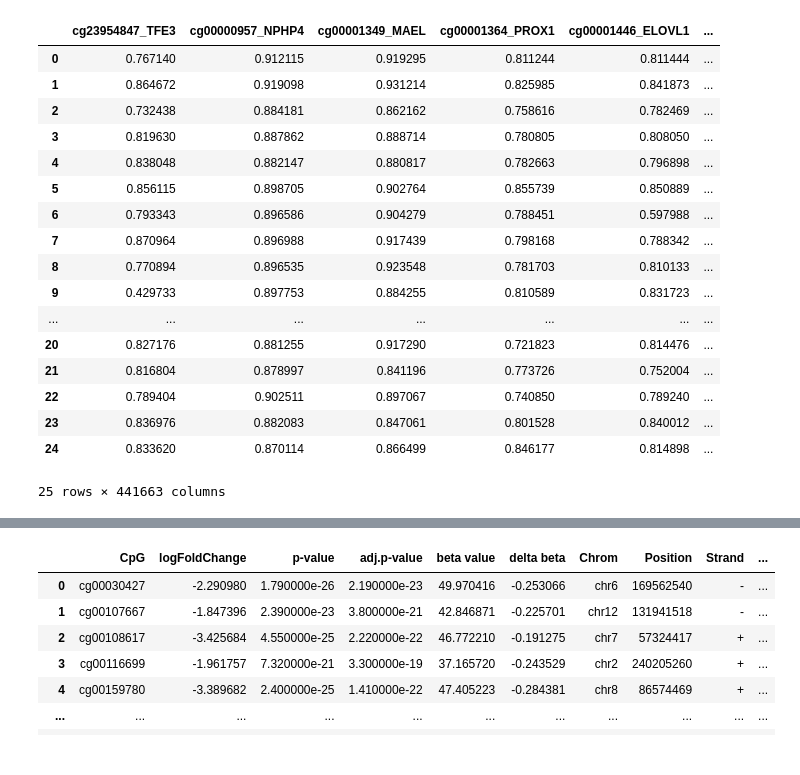
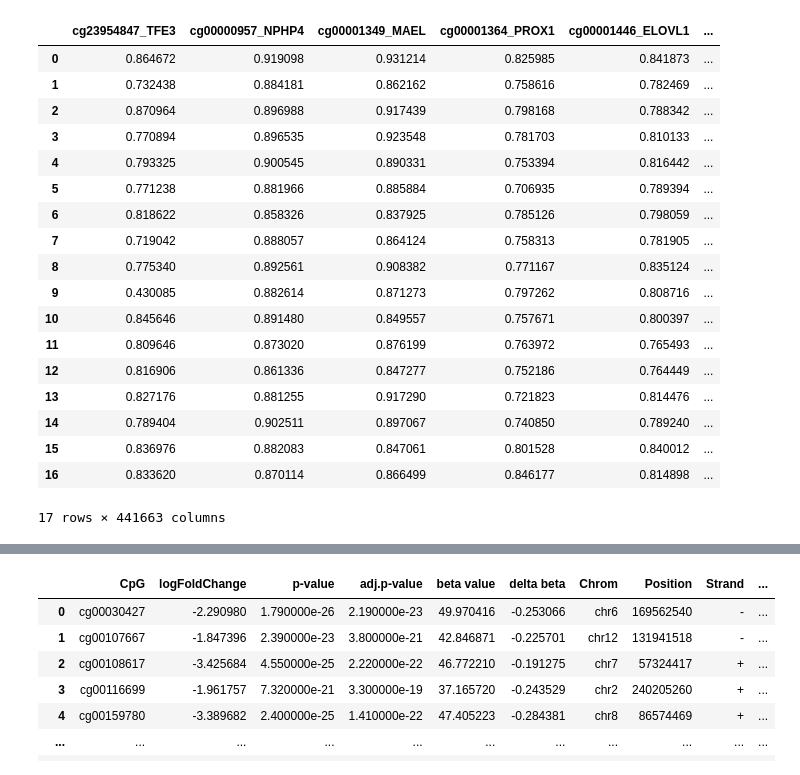
Before and after one commit to anuprulez/nanosampler, a Jupyter notebook: AML/prepare_datasets_GNN.ipynb, the cells around one changed output, grey strips where cells are left out. Saved outputs shown, nothing was run; the diff lists cells and outputs as text; code cells hidden in the pictures.

```diff
--- a/AML/prepare_datasets_GNN.ipynb
+++ b/AML/prepare_datasets_GNN.ipynb
@@ -4,7 +4,7 @@ import numpy as np
 # %%
 base_path = "../nanodiag_datasets/GSE175758/"
 # %%
-df_merged_signals = pd.read_csv(base_path + "merged_signals.csv", sep="\t")
+df_merged_signals = pd.read_csv(base_path + "merged_signals.csv", sep="\t", engine="python")
 df_merged_signals
 # %% [output]
 |  | cg23954847_TFE3 | cg00000957_NPHP4 | cg00001349_MAEL | cg00001364_PROX1 | cg00001446_ELOVL1 | ... |
@@ -28,3 +28,4 @@ df_merged_signals
 # %%
-labels = df_merged_signals["treatment_label"]
-features = df_merged_signals.drop(columns=["treatment_label"])
+#labels = df_merged_signals["treatment_label"]
+#features = df_merged_signals.drop(columns=["treatment_label"])
+features = df_merged_signals
@@ -31,23 +52,24 @@ features = df_merged_signals.drop(columns=["treatment_label"])
 # %%
-d0 = features[:25]
+d0 = features[:17]
 d0
 # %% [output]
 |  | cg23954847_TFE3 | cg00000957_NPHP4 | cg00001349_MAEL | cg00001364_PROX1 | cg00001446_ELOVL1 | ... |
-| 0 | 0.767140 | 0.912115 | 0.919295 | 0.811244 | 0.811444 | ... |
-| 1 | 0.864672 | 0.919098 | 0.931214 | 0.825985 | 0.841873 | ... |
-| 2 | 0.732438 | 0.884181 | 0.862162 | 0.758616 | 0.782469 | ... |
-| 3 | 0.819630 | 0.887862 | 0.888714 | 0.780805 | 0.808050 | ... |
-| 4 | 0.838048 | 0.882147 | 0.880817 | 0.782663 | 0.796898 | ... |
-| 5 | 0.856115 | 0.898705 | 0.902764 | 0.855739 | 0.850889 | ... |
-| 6 | 0.793343 | 0.896586 | 0.904279 | 0.788451 | 0.597988 | ... |
-| 7 | 0.870964 | 0.896988 | 0.917439 | 0.798168 | 0.788342 | ... |
-| 8 | 0.770894 | 0.896535 | 0.923548 | 0.781703 | 0.810133 | ... |
-| 9 | 0.429733 | 0.897753 | 0.884255 | 0.810589 | 0.831723 | ... |
-| ... | ... | ... | ... | ... | ... | ... |
-| 20 | 0.827176 | 0.881255 | 0.917290 | 0.721823 | 0.814476 | ... |
-| 21 | 0.816804 | 0.878997 | 0.841196 | 0.773726 | 0.752004 | ... |
-| 22 | 0.789404 | 0.902511 | 0.897067 | 0.740850 | 0.789240 | ... |
-| 23 | 0.836976 | 0.882083 | 0.847061 | 0.801528 | 0.840012 | ... |
-| 24 | 0.833620 | 0.870114 | 0.866499 | 0.846177 | 0.814898 | ... |
+| 0 | 0.864672 | 0.919098 | 0.931214 | 0.825985 | 0.841873 | ... |
+| 1 | 0.732438 | 0.884181 | 0.862162 | 0.758616 | 0.782469 | ... |
+| 2 | 0.870964 | 0.896988 | 0.917439 | 0.798168 | 0.788342 | ... |
+| 3 | 0.770894 | 0.896535 | 0.923548 | 0.781703 | 0.810133 | ... |
+| 4 | 0.793325 | 0.900545 | 0.890331 | 0.753394 | 0.816442 | ... |
+| 5 | 0.771238 | 0.881966 | 0.885884 | 0.706935 | 0.789394 | ... |
+| 6 | 0.818622 | 0.858326 | 0.837925 | 0.785126 | 0.798059 | ... |
+| 7 | 0.719042 | 0.888057 | 0.864124 | 0.758313 | 0.781905 | ... |
+| 8 | 0.775340 | 0.892561 | 0.908382 | 0.771167 | 0.835124 | ... |
+| 9 | 0.430085 | 0.882614 | 0.871273 | 0.797262 | 0.808716 | ... |
+| 10 | 0.845646 | 0.891480 | 0.849557 | 0.757671 | 0.800397 | ... |
+| 11 | 0.809646 | 0.873020 | 0.876199 | 0.763972 | 0.765493 | ... |
+| 12 | 0.816906 | 0.861336 | 0.847277 | 0.752186 | 0.764449 | ... |
+| 13 | 0.827176 | 0.881255 | 0.917290 | 0.721823 | 0.814476 | ... |
+| 14 | 0.789404 | 0.902511 | 0.897067 | 0.740850 | 0.789240 | ... |
+| 15 | 0.836976 | 0.882083 | 0.847061 | 0.801528 | 0.840012 | ... |
+| 16 | 0.833620 | 0.870114 | 0.866499 | 0.846177 | 0.814898 | ... |
-25 rows × 441663 columns
+17 rows × 441663 columns
 # %%
```
Also changed, not shown: parts of 27 cells of this notebook, 5 other files.
